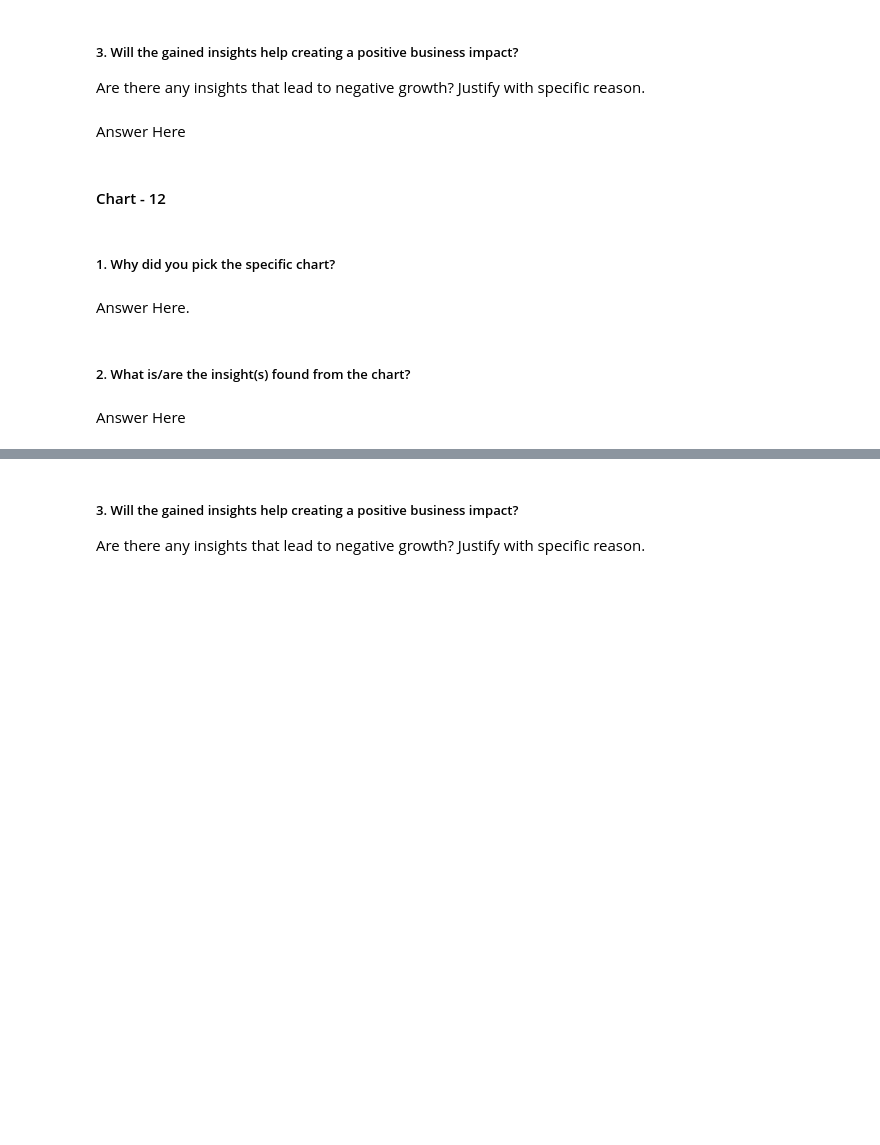
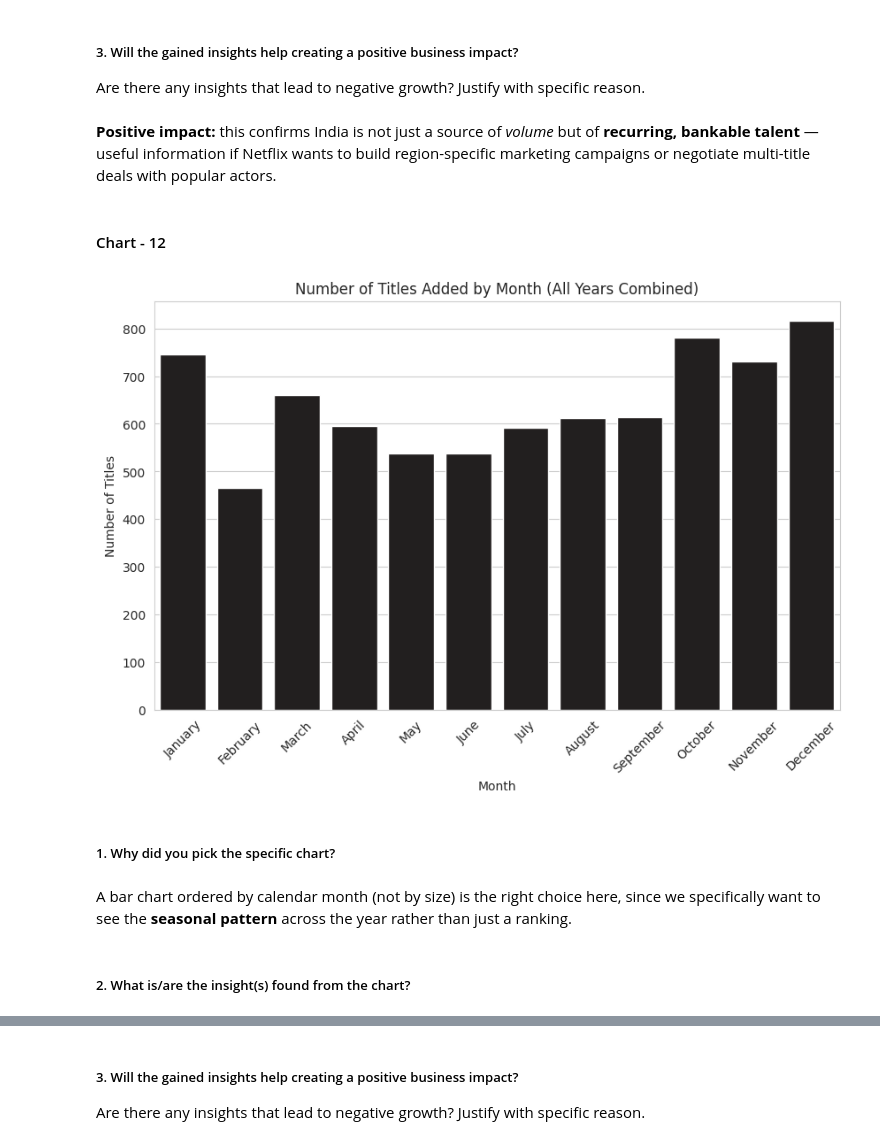
Before and after one commit to krishnajaindev/netflix-analysis, a Jupyter notebook: Netflix Analysis.ipynb, the cells around one changed output, grey strips where cells are left out. Drawn from its saved outputs; the diff is of its cells as text; code cells hidden in the pictures; blank space fills up the shorter version.

```diff
--- a/Netflix Analysis.ipynb
+++ b/Netflix Analysis.ipynb
@@ -598,7 +635,7 @@ Answer Here
 # %% [markdown]
 ##### 3. Will the gained insights help creating a positive business impact?
 Are there any insights that lead to negative growth? Justify with specific reason.
-# %% [markdown]
-Answer Here
+# %% [markdown]
+**Positive impact:** this confirms India is not just a source of *volume* but of **recurring, bankable talent** — useful information if Netflix wants to build region-specific marketing campaigns or negotiate multi-title deals with popular actors.
 # %% [markdown]
 #### Chart - 12
@@ -607,8 +642,22 @@ Answer Here
+# %%
+# Chart - 12 visualization code
+
+month_order = ['January', 'February', 'March', 'April', 'May', 'June',
+               'July', 'August', 'September', 'October', 'November', 'December']
+monthly_counts = netflix['month_added'].value_counts().reindex(month_order)
+
+plt.figure(figsize=(10, 6))
+sns.barplot(x=monthly_counts.index, y=monthly_counts.values, color='#221f1f')
+plt.title('Number of Titles Added by Month (All Years Combined)')
+plt.xlabel('Month')
+plt.ylabel('Number of Titles')
+plt.xticks(rotation=45)
+plt.show()
+# %% [output]
+[figure, added]
 # %% [markdown]
 ##### 1. Why did you pick the specific chart?
-# %% [markdown]
-Answer Here.
+# %% [markdown]
+A bar chart ordered by calendar month (not by size) is the right choice here, since we specifically want to see the **seasonal pattern** across the year rather than just a ranking.
 # %% [markdown]
 ##### 2. What is/are the insight(s) found from the chart?
-# %% [markdown]
-Answer Here
```
Also changed, not shown: parts of 48 cells of this notebook.
